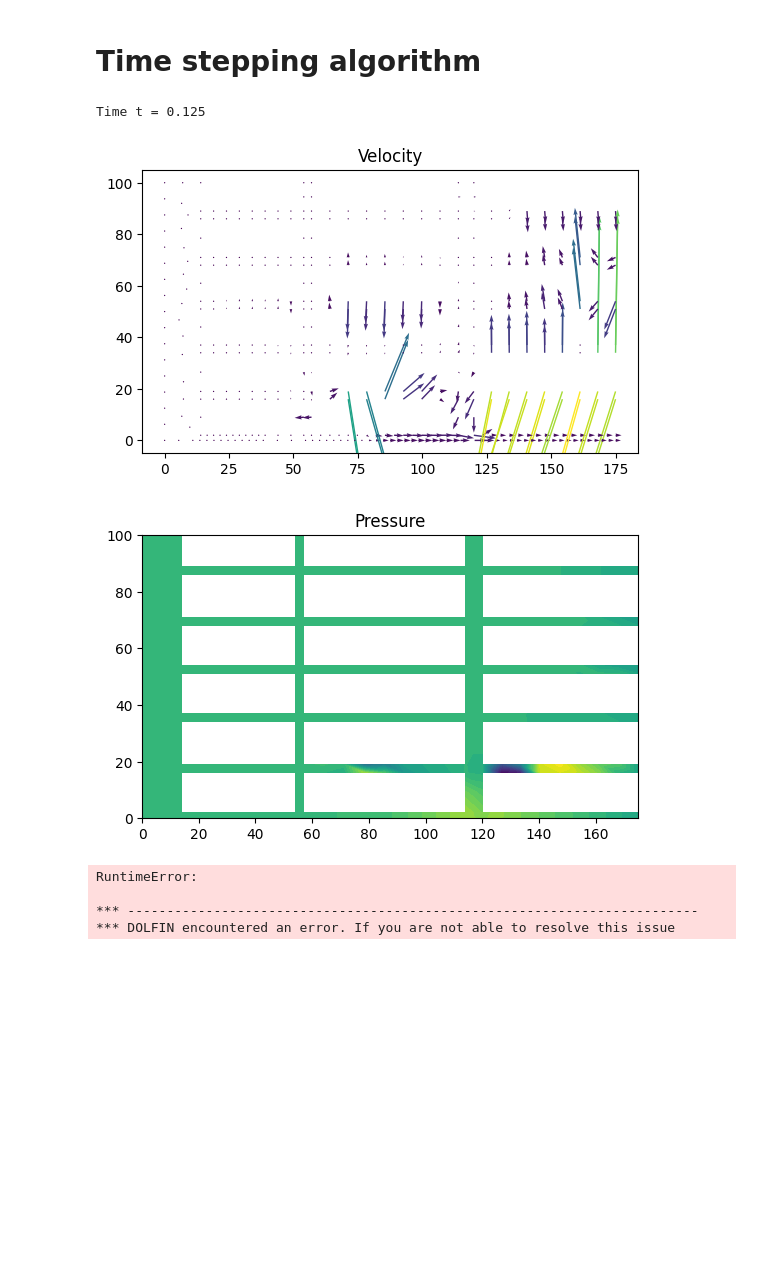
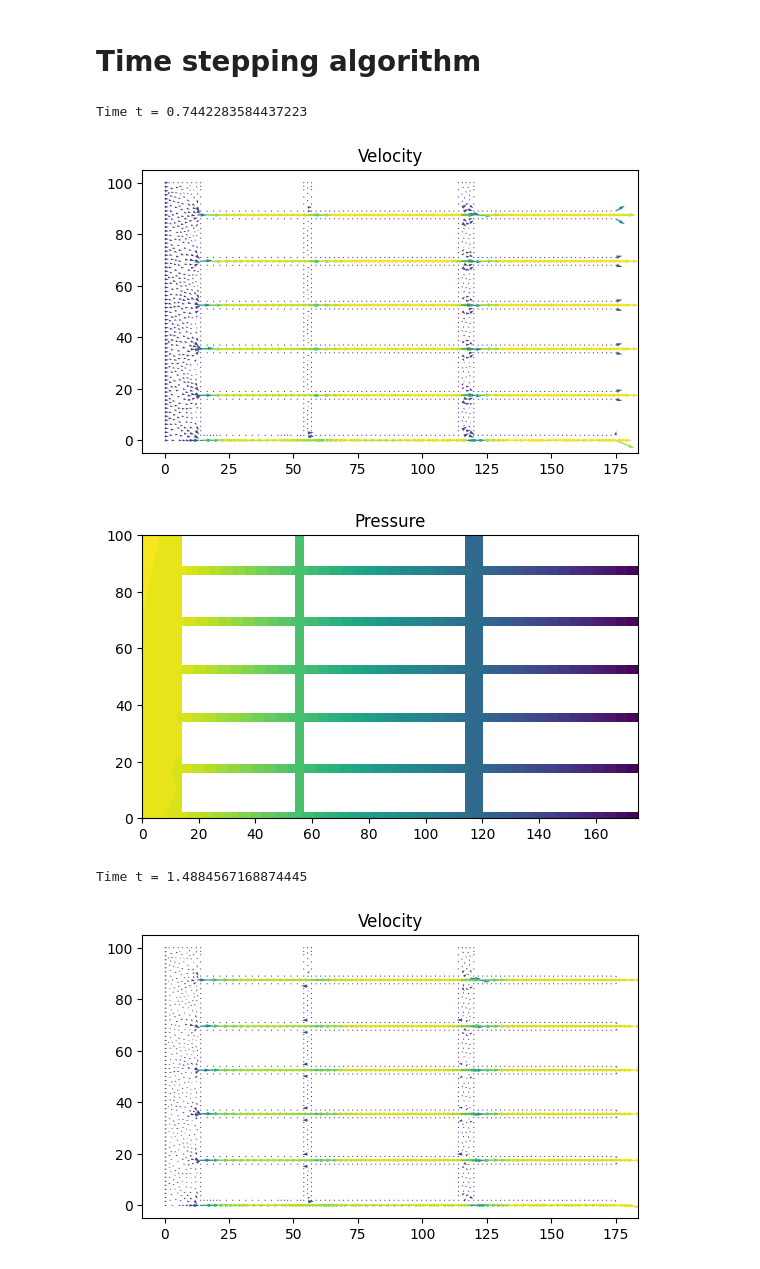
Before and after one commit to elinsyn/Fluid_mechanics, a Jupyter notebook: Project.ipynb, the cells around one changed output. Drawn from its saved outputs; the diff is of its cells as text; code cells hidden in the pictures; blank space fills up the shorter version.

```diff
--- a/Project.ipynb
+++ b/Project.ipynb
@@ -336,21 +253,11 @@ d1 = 1.0/sqrt((pow(1.0/dt,2.0) + pow(u_mag/h,2.0)))
 #d2 = 0.0
 d2 = h*u_mag
 
-n = FacetNormal(mesh)
-gamma_slip = Constant(100.0)
-
 um = 0.5*(u + u0)
 um1 = 0.5*(u1 + u0)
-Fu = inner((u - u0)/dt + grad(um)*um1, v)*dx \
-    - p1*div(v)*dx \
-    + nueff*inner(grad(um), grad(v))*dx \
-    + d1*inner((u - u0)/dt + grad(um)*um1 + grad(p1), grad(v)*um1)*dx \
-    + d2*div(um)*div(v)*dx \
-    + nu*(Kinv11*inner(um[0],v[0])*dx
-          + Kinv12*inner(um[0],v[1])*dx
-          + Kinv21*inner(um[1],v[0])*dx
-          + Kinv22*inner(um[1],v[1])*dx)# \
-    #+ gamma_slip*nueff/CellDiameter(mesh)*dot(um, n)*dot(v, n)*ds(0)
+Fu = inner((u - u0)/dt + grad(um)*um1, v)*dx - p1*div(v)*dx + nueff*inner(grad(um), grad(v))*dx \
+    + d1*inner((u - u0)/dt + grad(um)*um1 + grad(p1), grad(v)*um1)*dx + d2*div(um)*div(v)*dx \
+    + nu*(Kinv11*inner(um[0],v[0])*dx + Kinv12*inner(um[0],v[1])*dx + Kinv21*inner(um[1],v[0])*dx + Kinv22*inner(um[1],v[1])*dx)
 au = lhs(Fu)
 Lu = rhs(Fu)
 
@@ -373,83 +280,73 @@ plot_freq = 10
 # %% [markdown]
 # Time stepping algorithm
 # %%
-!rm -f results-BNS/*
+!rm results-BNS/*
 
 # Time stepping
 T = 10
-dt = 0.05*mesh.hmin()
 t = dt
-
 while t < T + DOLFIN_EPS:
 
-    # Update time-dependent inlet velocity
-    uin.t = t
+    #s = 'Time t = ' + repr(t)
+    #print(s)
 
-    # Use previous time step as initial guess
-    u1.assign(u0)
+    pin.t = t
 
-    # Solve nonlinear problem
+    # Solve non-linear problem
     k = 0
     while k < num_nnlin_iter:
 
-        # Assemble velocity system
+        # Assemble matrix and vector
         Au = assemble(au)
         bu = assemble(Lu)
 
-        # Apply velocity boundary conditions
-        for bc in bcu:
-            bc.apply(Au, bu)
-
-        # Solve velocity problem
-        #solve(Au, u1.vector(), bu, "gmres", "ilu")
-        # If this still fails, try:
-        #solve(Au, u1.vector(), bu, "mumps")
+        # Compute solution
+        [bc.apply(Au, bu) for bc in bcu]
+        [bc.apply(u1.vector()) for bc in bcu]
         solve(Au, u1.vector(), bu, "bicgstab", "default")
 
-        # Assemble pressure system
+        # Assemble matrix and vector
         Ap = assemble(ap)
         bp = assemble(Lp)
 
-        # Apply pressure boundary conditions
-        for bc in bcp:
-            bc.apply(Ap, bp)
-
-        # Solve pressure problem
-        #solve(Ap, p1.vector(), bp, "gmres", "ilu")
-        # Or:
-        #solve(Ap, p1.vector(), bp, "mumps")
+        # Compute solution
+        [bc.apply(Ap, bp) for bc in bcp]
+        [bc.apply(p1.vector()) for bc in bcp]
         solve(Ap, p1.vector(), bp, "bicgstab", prec)
 
         k += 1
 
     if t > plot_time:
 
-        print("Time t =", t)
+        s = 'Time t = ' + repr(t)
+        print(s)
 
+        # Save solution to file
         file_u << u1
         file_p << p1
 
+        # Plot solution
         plt.figure()
         plot(u1, title="Velocity")
 
         plt.figure()
         plot(p1, title="Pressure")
 
         plot_time += T/plot_freq
+
         plt.show()
 
-    # Update previous solution
+    # Update time step
     u0.assign(u1)
-
-    # Advance time
     t += dt
 
 plt.show()
+
+#!tar -czvf results-BNS.tar.gz results-BNS
+#files.download('results-BNS.tar.gz')
 # %% [output]
-Time t = 0.125
+Time t = 0.7442283584437223
-[figure, old version]
+[figure, new version]
-[figure, old version]
+[figure, new version]
-RuntimeError:
-
-*** -------------------------------------------------------------------------
-*** DOLFIN encountered an error. If you are not able to resolve this issue
+Time t = 1.4884567168874445
+[figure, added]
```
Also changed, not shown: parts of 3 cells of this notebook.
